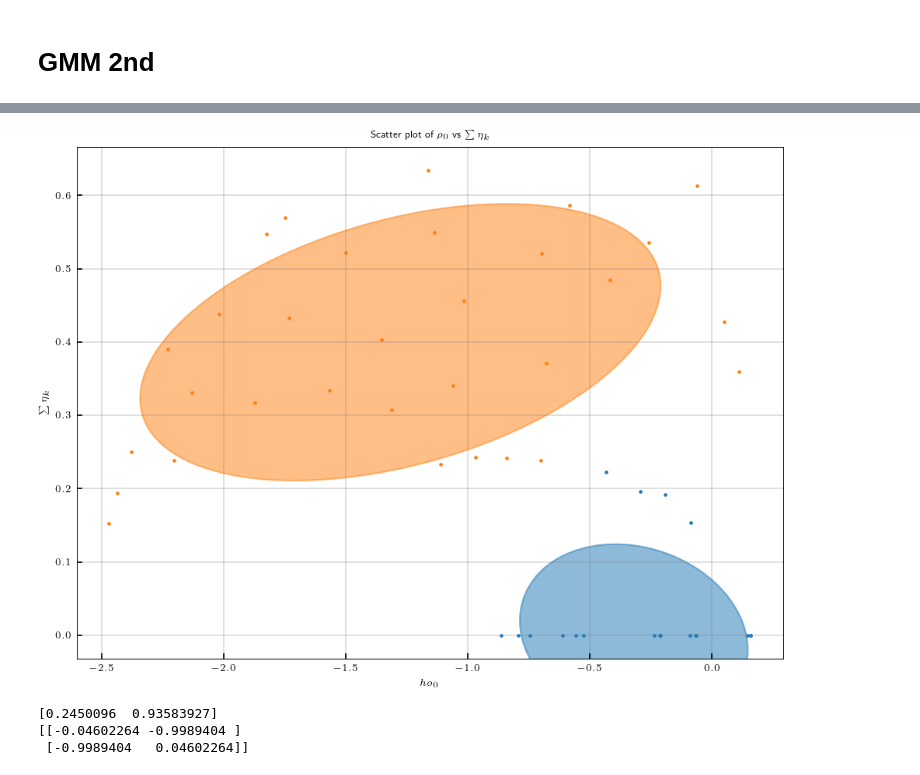
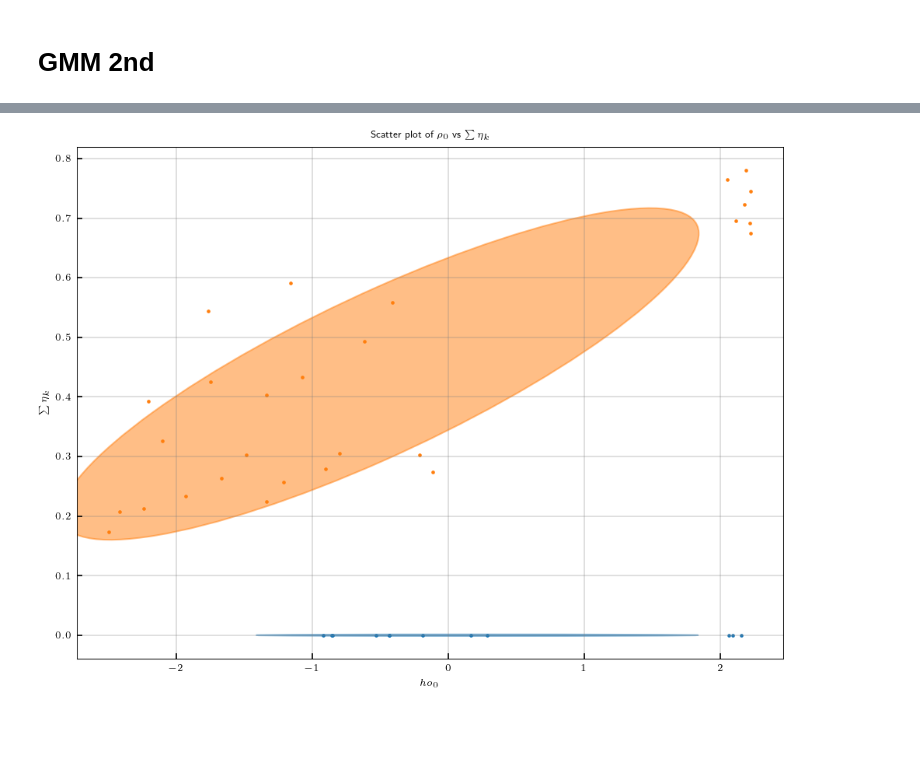
Before and after one commit to MasayukiMotoori/Scope-of-Research-PhD, a Jupyter notebook: Notebook/23-height4m_IP_hostrock.ipynb, the cells around one changed output, grey strips where cells are left out. Saved outputs shown, nothing was run; the diff lists cells and outputs as text; code cells hidden in the pictures; blank space fills up the shorter version.

Commit message:
GMM regularization on IP

```diff
--- a/Notebook/22-height4m_IP_sensitivity.ipynb
+++ b/Notebook/23-height4m_IP_hostrock.ipynb
@@ -2168,7 +2588,7 @@ Initial loss: 8.48e+01, phid: 7.79e+01, phim: 1.78e-01, phi_gmm: 5.13e+01
 # %%
 models_rec_GMM = []
 dpreds_GMM = []
-mpred = opt_multi.mvec_prg[1]
+mpred = opt_multi.mvec_prg[-1]
 for i in range(nmodel):
     model_rec_GMM = sim_inv_multidata.slice_model_vector(mpred,i)
     models_rec_GMM.append(model_rec_GMM)
@@ -2190,0 +2698,25 @@ plt.savefig("../figures/22-thickness-noIP-GMM2.png", bbox_inches="tight")
+# %%
+opt_multi = Optimization_GMM(
+    sim=sim_inv_multidata, dobs=dobs_multi,
+    alphas=1.0,Ws_threshold=Ws_threshold
+    )
+opt_multi.set_GMM_parameters(
+    weights=weights, means=means, covariances=covariances,
+    gamma=gamma
+)
+opt_multi.get_Wd(ratio=relative_error, plateau=noise_floor)
+Wd=opt_multi.Wd
+smallness = np.ones(sim_inv_multidata.nM)
+opt_multi.get_Ws(smallness=smallness)
+opt_multi.set_beta_schedule(
+    beta0=beta0, niter=niter,
+    coolingFactor=coolingFactor, coolingRate=coolingRate
+)
+opt_multi.set_beta_GMM_schedule(
+    beta0_GMM=beta0_GMM, niter=niter,
+    heatingFactor=heatingFactor, heatingRate=heatingRate
+)
+mpred = opt_multi.GMM_regularization(
+mvec_init=mvec_init_multi, m_ref=m_ref_multi,
+ Prj=Prj_RM_cmp_multi,stol=stol,mu=mu
+)
@@ -2190,0 +2735,10 @@ plt.savefig("../figures/22-thickness-noIP-GMM2.png", bbox_inches="tight")
+# %%
+models_rec_GMM = []
+dpreds_GMM = []
+mpred = opt_multi.mvec_prg[-1]
+for i in range(nmodel):
+    model_rec_GMM = sim_inv_multidata.slice_model_vector(mpred,i)
+    models_rec_GMM.append(model_rec_GMM)
+    sim = sim_inv_multidata.simulation_list[i]
+    dpred = sim.dpred(model_rec_GMM)
+    dpreds_GMM.append(dpred)
@@ -2192,7 +2757,8 @@ plt.savefig("../figures/22-thickness-noIP-GMM2.png", bbox_inches="tight")
 maxiter = 5
 X = (Prj_RM_cmp_multi@mpred).T
 for i in range(maxiter):
-
+    # weights = np.array([0.3, 0.7])
+    means[1, 1] = 0.0
     gamma = gmm_e_step(
         X,
         weights,
@@ -2204,7 +2770,5 @@ for i in range(maxiter):
         X,
         gamma
     )
-    weights = np.array([0.3, 0.7])
-    means[1, 1] = 0.0
 # %%
 print(f"weights: {weights}")
@@ -2232,38 +2796,32 @@ gamma: [[9.99999999e-01 9.28327665e-10]
 # %%
+X = (Prj_RM_cmp_multi@mpred).T
 Y_ = np.argmax(gamma, axis=1)
 fig, ax = plt.subplots()
 
 for i, (mean, cov, color) in enumerate(
     zip(
         means,
         covariances,
         color_iter,
     )
 ):
     v, w = linalg.eigh(cov)
     if not np.any(Y_ == i):
         continue
     plt.scatter(X[Y_ == i, 0], X[Y_ == i, 1], 1.5, color=color)
 
     angle = np.arctan2(w[0][1], w[0][0])
     angle = 180.0 * angle / np.pi  # convert to degrees
     v = 2.0 * np.sqrt(2.0) * np.sqrt(v)
     ellipse = Ellipse(mean, v[0], v[1], angle=180.0 + angle, color=color)
     ellipse.set_clip_box(fig.bbox)
     ellipse.set_alpha(0.5)
     ax.add_artist(ellipse)
 # ax.set_xscale("log")
 # ax.set_xlim([0.03, 30])
 ax.set_xlabel("$\rho_0$")
 ax.set_ylabel("$\sum\eta_k$")
 ax.set_title(r"Scatter plot of $\rho_0$ vs $\sum\eta_k$")
-plt.savefig("../figures/22-Thickness-scatter-GMM2.png", bbox_inches="tight")
+plt.savefig("../figures/23-Thickness-scatter-GMM4.png", bbox_inches="tight")
 # %% [output]
-[figure, old version]
+[figure, new version]
-# %%
-print(v)
-print(w)
-# %% [output]
-[0.2450096  0.93583927]
-[[-0.04602264 -0.9989404 ]
- [-0.9989404   0.04602264]]
```
Also changed, not shown: parts of 71 cells of this notebook, 24 other files.
